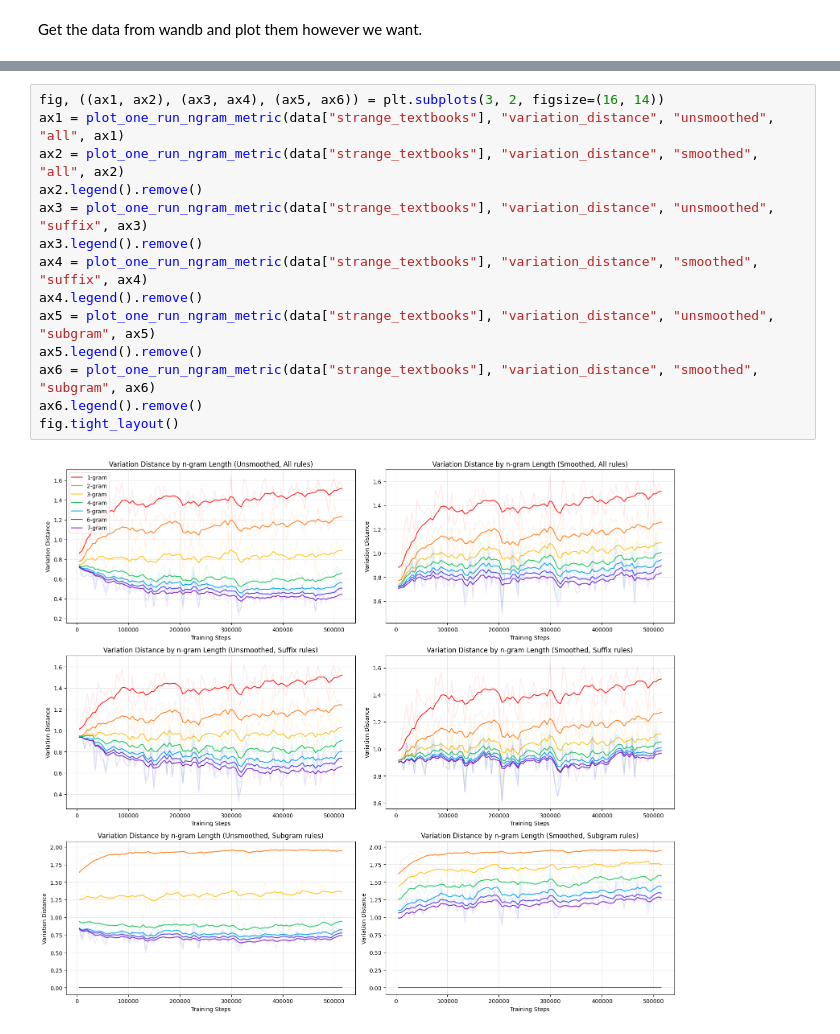
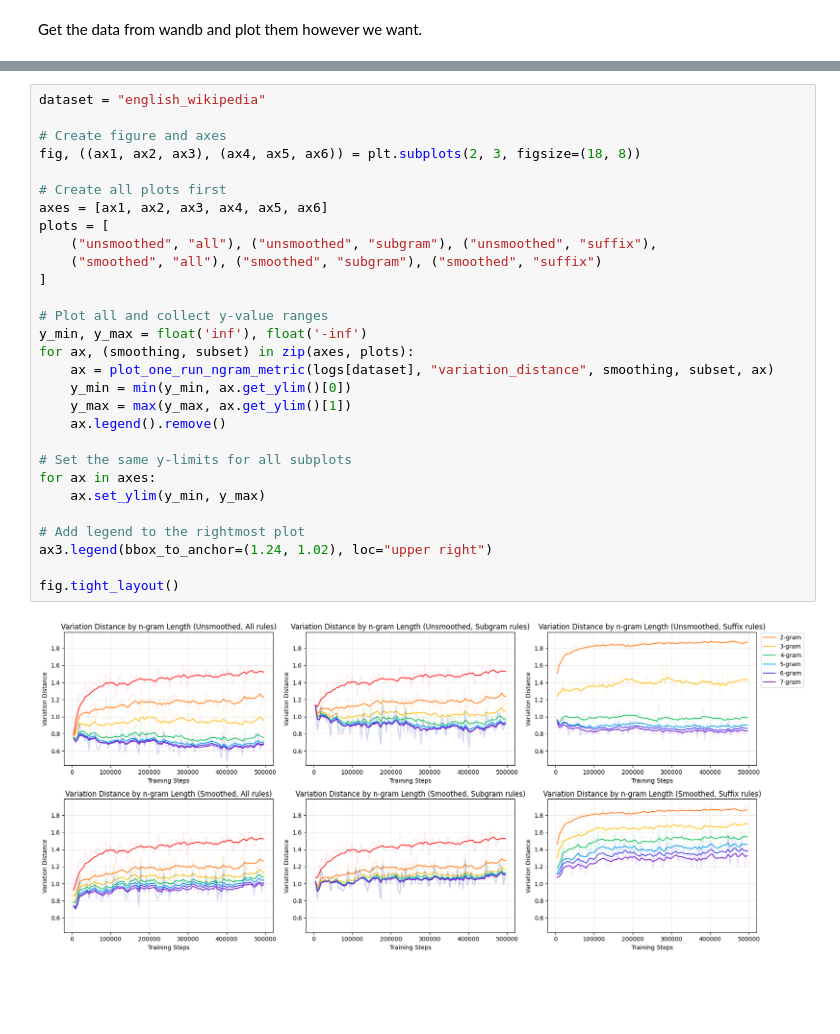
Before and after one commit to BjarniHaukur/ngram-llm-analysis, a Jupyter notebook: plotting.ipynb, the cells around one changed output, grey strips where cells are left out. Cells and saved outputs as stored; diff of their text form; blank space fills up the shorter version.

```diff
--- a/plotting.ipynb
+++ b/plotting.ipynb
@@ -118,16 +126,31 @@ plot_many_run_ngram_metric(data, "top_1", "smoothed", "all", 7)
-# %%
-fig, ((ax1, ax2), (ax3, ax4), (ax5, ax6)) = plt.subplots(3, 2, figsize=(16, 14))
-ax1 = plot_one_run_ngram_metric(data["strange_textbooks"], "variation_distance", "unsmoothed", "all", ax1)
-ax2 = plot_one_run_ngram_metric(data["strange_textbooks"], "variation_distance", "smoothed", "all", ax2)
-ax2.legend().remove()
-ax3 = plot_one_run_ngram_metric(data["strange_textbooks"], "variation_distance", "unsmoothed", "suffix", ax3)
-ax3.legend().remove()
-ax4 = plot_one_run_ngram_metric(data["strange_textbooks"], "variation_distance", "smoothed", "suffix", ax4)
-ax4.legend().remove()
-ax5 = plot_one_run_ngram_metric(data["strange_textbooks"], "variation_distance", "unsmoothed", "subgram", ax5)
-ax5.legend().remove()
-ax6 = plot_one_run_ngram_metric(data["strange_textbooks"], "variation_distance", "smoothed", "subgram", ax6)
-ax6.legend().remove()
-fig.tight_layout()
-# %% [output]
-[figure, removed]
+# %%
+dataset = "english_wikipedia"
+
+# Create figure and axes
+fig, ((ax1, ax2, ax3), (ax4, ax5, ax6)) = plt.subplots(2, 3, figsize=(18, 8))
+
+# Create all plots first
+axes = [ax1, ax2, ax3, ax4, ax5, ax6]
+plots = [
+    ("unsmoothed", "all"), ("unsmoothed", "subgram"), ("unsmoothed", "suffix"),
+    ("smoothed", "all"), ("smoothed", "subgram"), ("smoothed", "suffix")
+]
+
+# Plot all and collect y-value ranges
+y_min, y_max = float('inf'), float('-inf')
+for ax, (smoothing, subset) in zip(axes, plots):
+    ax = plot_one_run_ngram_metric(logs[dataset], "variation_distance", smoothing, subset, ax)
+    y_min = min(y_min, ax.get_ylim()[0])
+    y_max = max(y_max, ax.get_ylim()[1])
+    ax.legend().remove()
+
+# Set the same y-limits for all subplots
+for ax in axes:
+    ax.set_ylim(y_min, y_max)
+
+# Add legend to the rightmost plot
+ax3.legend(bbox_to_anchor=(1.24, 1.02), loc="upper right")
+
+fig.tight_layout()
+# %% [output]
+[figure, added]
```
Also changed, not shown: parts of 6 cells of this notebook.
